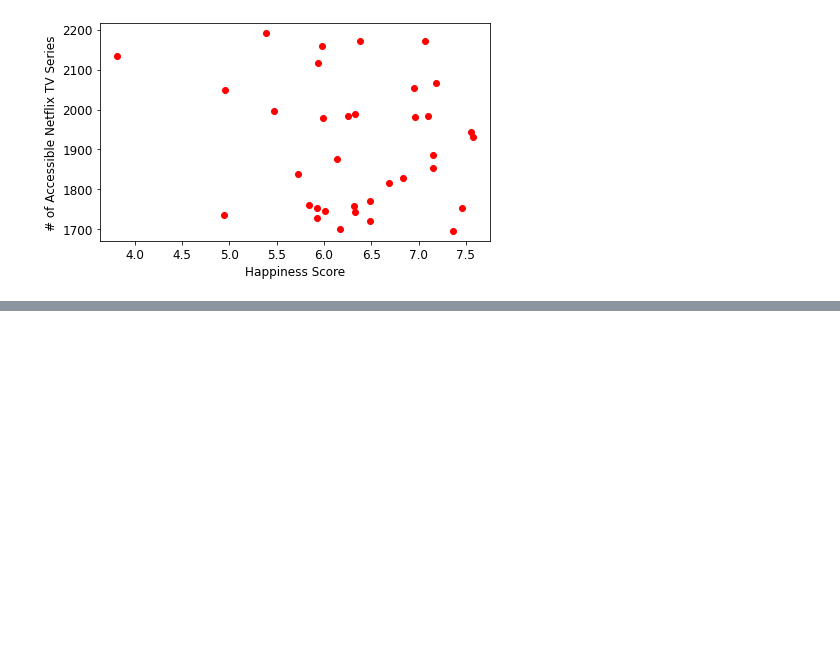
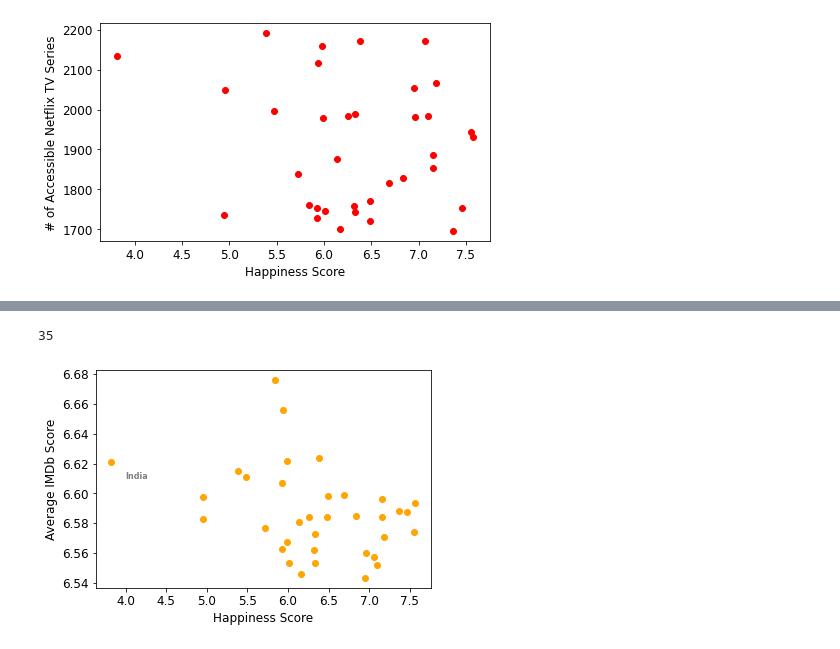
Before and after one commit to adamholcomb/Python-Media-Happiness-Analysis, a Jupyter notebook: HappinessIndex.ipynb, the cells around one changed output, grey strips where cells are left out. Saved outputs shown, nothing was run; the diff lists cells and outputs as text; code cells hidden in the pictures; blank space fills up the shorter version.

```diff
--- a/HappinessIndex.ipynb
+++ b/HappinessIndex.ipynb
@@ -169,3 +169,19 @@ plt.xlabel('Happiness Score')
 plt.savefig('Images/TVSeries_byHappinessScore.png')
 # %% [output]
 [figure]
+# %%
+netflix_metacritic.head()
+netflix_metacritic_subset = netflix_metacritic[['Title','Genre','Languages','Country Availability','Director', 'Series or Movie','IMDb Score']]
+netflix_metacritic_subset.columns = ['Title','Genre','Languages','Country','Director','Series or Movie','IMDb Score']
+
+netflix_country_split = netflix_metacritic_subset.Country.str.split(',')
+series = netflix_country_split.apply(pd.Series, 1)
+stacked = series.stack()
+drop = stacked.index = stacked.index.droplevel(-1)
+df = pd.DataFrame(stacked)
+df = df.join(netflix_metacritic_subset)
+del df['Country']
+df.columns = ['Country','Title','Genre','Languages','Director','Media Type','IMDb Score']
+df = df.reset_index(drop=True)
+df.to_csv('Data Sets/G3_Netflix_by_Country_IMDb.csv', index = False)
+df
@@ -171,0 +214,6 @@ plt.savefig('Images/TVSeries_byHappinessScore.png')
+# %%
+IMDb_bycountry = df.groupby('Country')['IMDb Score'].mean()
+IMDb_bycountry = pd.DataFrame(IMDb_bycountry)
+IMDb_bycountry = IMDb_bycountry.reset_index()
+IMDb_bycountry.columns = ['Country', 'Average IMDb Score']
+IMDb_bycountry
@@ -171,0 +250,4 @@ plt.savefig('Images/TVSeries_byHappinessScore.png')
+# %%
+happycountry = world_happiness_report[['Country name', 'Ladder score']]
+happycountry.columns = ['Country','Ladder score']
+happycountry
@@ -171,0 +272,4 @@ plt.savefig('Images/TVSeries_byHappinessScore.png')
+# %%
+happyIMDb_merge = pd.merge(happycountry, IMDb_bycountry, on='Country',how='inner')
+happyIMDb_merge = pd.DataFrame(happyIMDb_merge)
+happyIMDb_merge
@@ -171,0 +294,15 @@ plt.savefig('Images/TVSeries_byHappinessScore.png')
+# %%
+len(happyIMDb_merge)
+# %% [output]
+35
+# %%
+y_values = happyIMDb_merge['Average IMDb Score']
+x_values = happyIMDb_merge['Ladder score']
+plt.scatter(x_values,y_values, color = 'Orange')
+plt.annotate(f'India',(4.0, 6.61), fontsize = 8 , color = 'Grey',fontweight = 'bold')
+plt.xlabel('Happiness Score')
+plt.ylabel('Average IMDb Score')
+
+plt.show()
+# %% [output]
+[figure, added]
```
Also changed, not shown: parts of 11 cells of this notebook, 2 other files.
